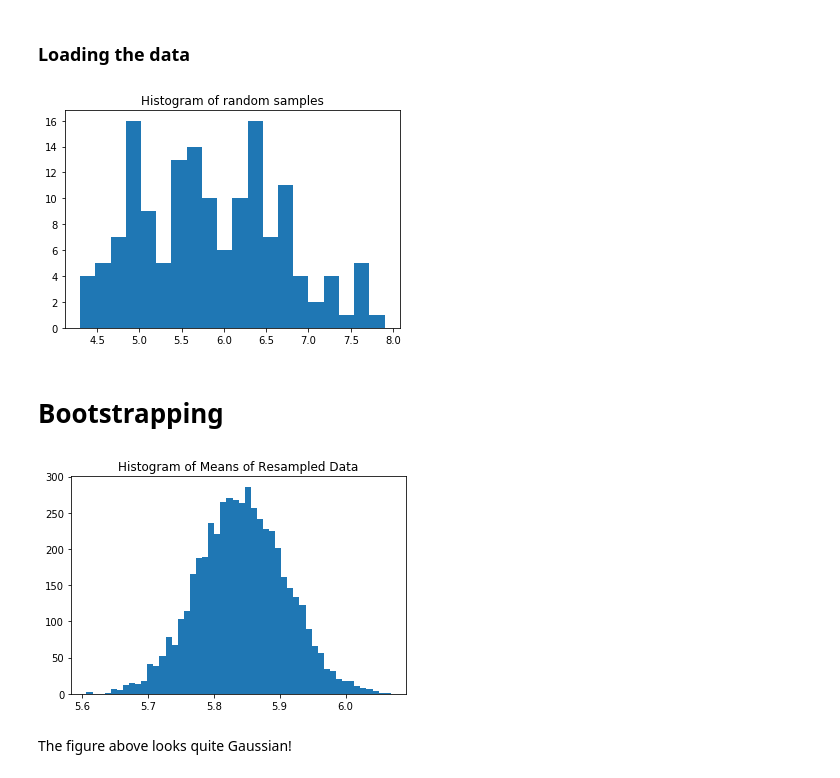
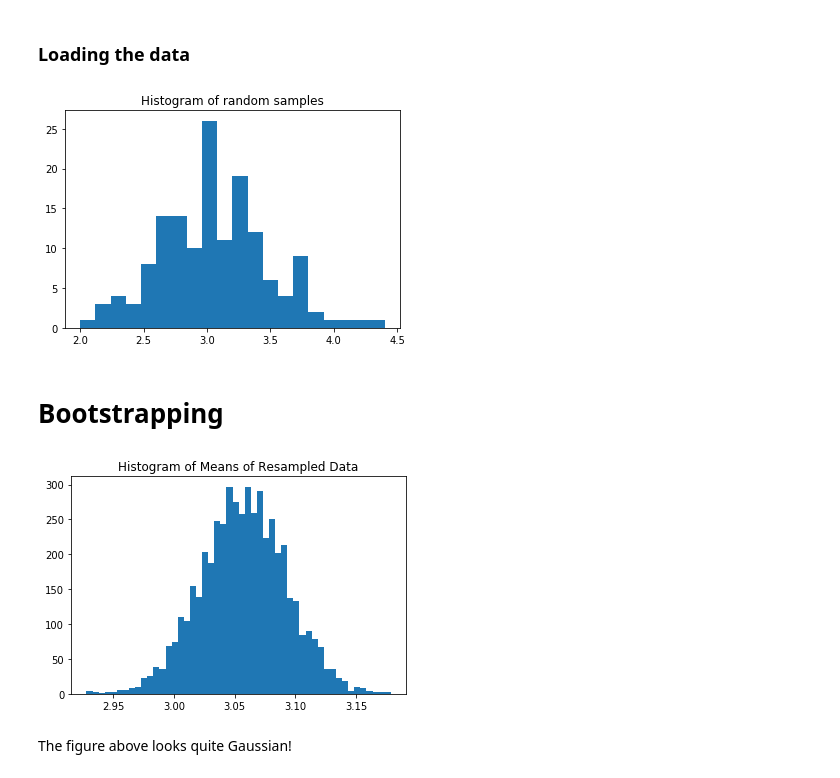
Before and after one commit to Sorooshi/Modern-Method-of-data-Analysis, a Jupyter notebook: Mag19_07October_Bootstrapping.ipynb, the cells around one changed output. Drawn from its saved outputs; the diff is of its cells as text; code cells hidden in the pictures.

```diff
--- a/Mag19_07October_Bootstrapping.ipynb
+++ b/Mag19_07October_Bootstrapping.ipynb
@@ -14,12 +14,12 @@ iris = datasets.load_iris()
 data = iris.data
 targets = iris.target
 # %%
-x = data[:, 0]  # a random variable
+x = data[:, 1]  # a random variable
 plt.hist(x, bins=20)
 plt.title("Histogram of random samples")
 plt.show()
 # %% [output]
-[figure, old version]
+[figure, new version]
 # %%
 mean_samples = np.mean(x)
 std_samples = np.std(x)
@@ -89,7 +89,7 @@ plt.hist(x_resampled_means, bins=50)
 plt.title("Histogram of Means of Resampled Data")
 plt.show()
 # %% [output]
-[figure, old version]
+[figure, new version]
 # %% [markdown]
 The figure above looks quite Gaussian!
 # %% [markdown]
```
Also changed, not shown: parts of 13 cells of this notebook.
